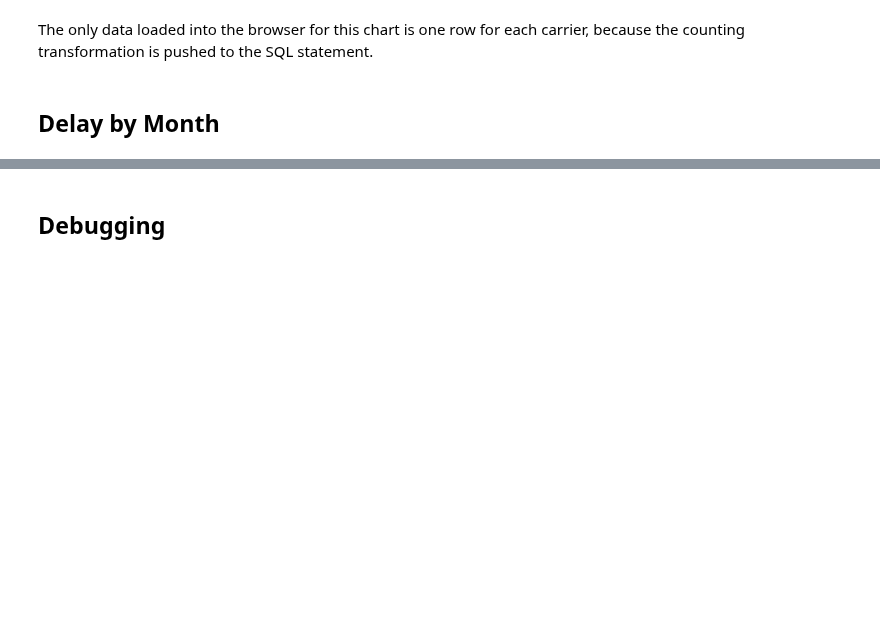
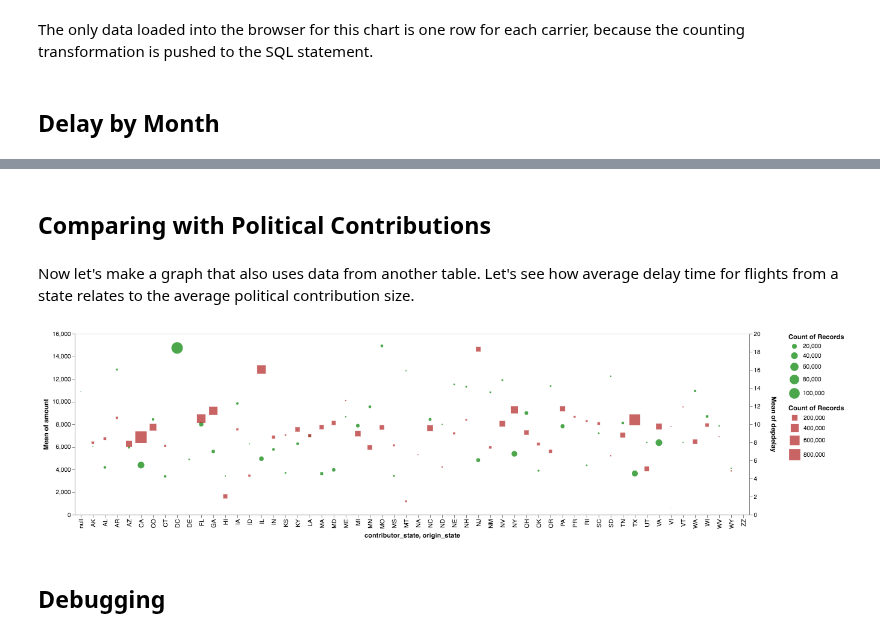
Before and after one commit to heavyai/jupyterlab-heavyai, a Jupyter notebook: notebooks/Ibis + Altair + Extraction.ipynb, the cells around one changed output, grey strips where cells are left out. Saved outputs shown, nothing was run; the diff lists cells and outputs as text; code cells hidden in the pictures; blank space fills up the shorter version.

Commit message:
Add multiple data sets example

```diff
--- a/notebooks/Ibis + Altair + Extraction.ipynb
+++ b/notebooks/Ibis + Altair + Extraction.ipynb
@@ -47,3 +47,35 @@ delay_by_month
+# %% [markdown]
+## Comparing with Political Contributions
+# %% [markdown]
+Now let's make a graph that also uses data from another table. Let's see how average delay time for flights from a state relates to the average political contribution size.
+# %%
+t_contributions = conn.table("contributions_donotmodify")
+# %%
+amount_by_state = alt.Chart(
+    t_contributions[["contributor_state", "amount"]]
+).mark_circle().encode(
+    x="contributor_state",
+    y=alt.Y("mean(amount):Q", axis=alt.Axis(grid=False)),
+    color=alt.Color(value="green"),
+    size="count()"
+)
+
+delay_by_state = alt.Chart(
+    t[["origin_state", "depdelay"]]
+).mark_square().encode(
+    x="origin_state",
+    y=alt.Y(
+        "mean(depdelay):Q",
+        axis=alt.Axis(grid=False)
+    ),
+    color=alt.Color(value="firebrick"),
+    size="count()"
+)
+
+combined = (amount_by_state + delay_by_state).resolve_scale(y='independent', size='independent')
+combined
+# %% [output]
+[figure, added]
 # %% [markdown]
 ## Debugging
 # %% [markdown]
```
Also changed, not shown: parts of 6 cells of this notebook, 2 other files.
